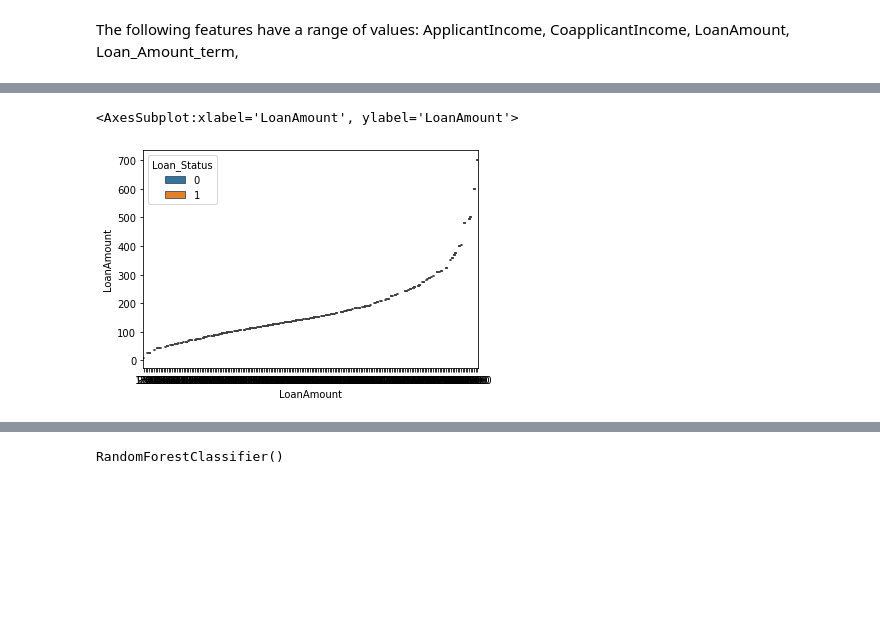
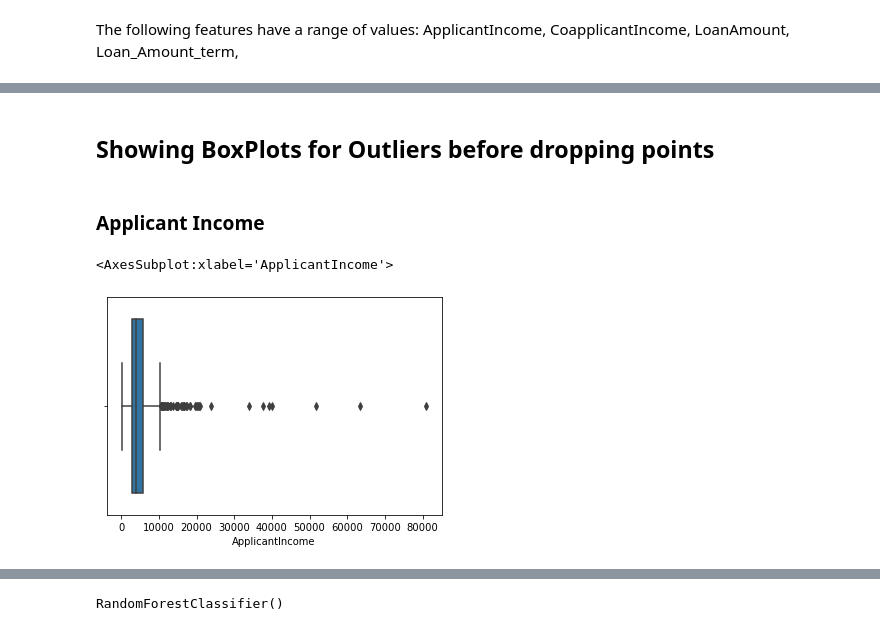
Before and after one commit to rsanchez-dv/ML_Training_Project, a Jupyter notebook: Data Preprocessing.ipynb, the cells around one changed output, grey strips where cells are left out. Saved outputs shown, nothing was run; the diff lists cells and outputs as text; code cells hidden in the pictures; blank space fills up the shorter version.

Commit message:
Completed removing outliers

```diff
--- a/Data Preprocessing.ipynb
+++ b/Data Preprocessing.ipynb
@@ -249,5 +301,9 @@ The following features have a range of values: ApplicantIncome, CoapplicantIncom
+# %% [markdown]
+## Showing BoxPlots for Outliers before dropping points
+# %% [markdown]
+### Applicant Income
 # %%
-sns.boxplot(data=mean_df, x='LoanAmount',y='LoanAmount', hue='Loan_Status')
+sns.boxplot(x=mean_df['ApplicantIncome'])
 # %% [output]
-<AxesSubplot:xlabel='LoanAmount', ylabel='LoanAmount'>
+<AxesSubplot:xlabel='ApplicantIncome'>
-[figure, old version]
+[figure, new version]
```
Also changed, not shown: parts of 29 cells of this notebook.
